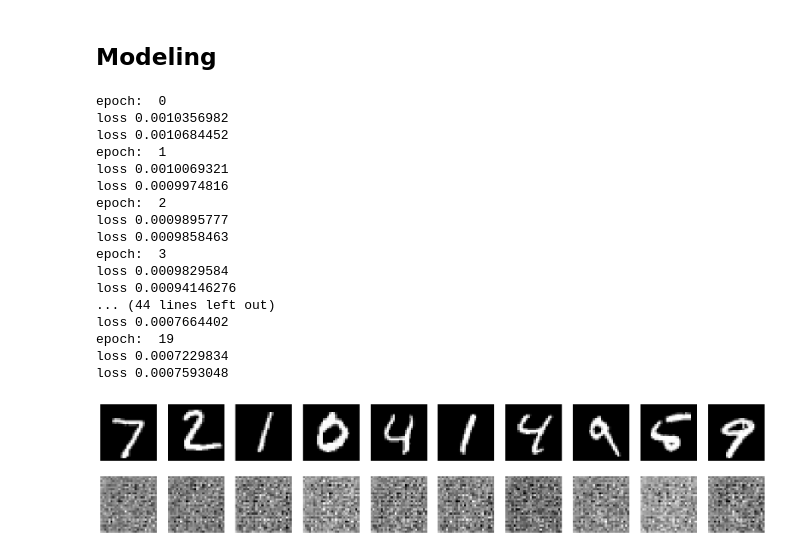
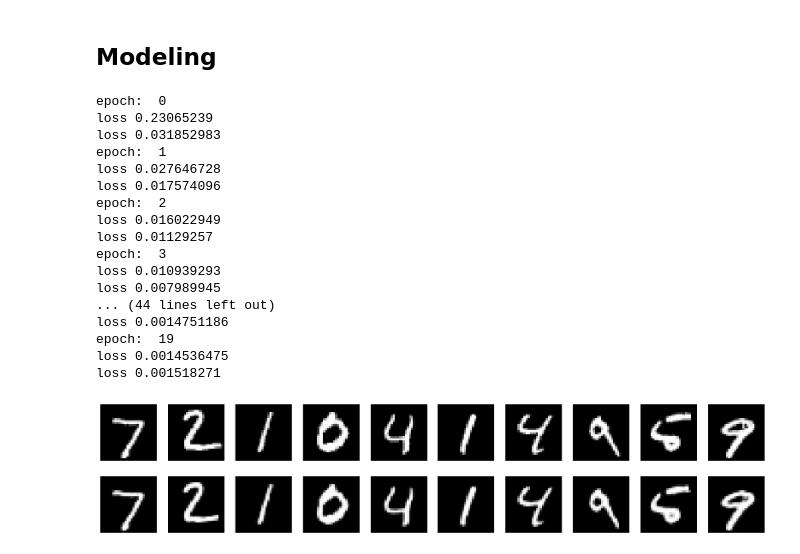
Before and after one commit to felarof99/vq-VAE-JAX-Flax, a Jupyter notebook: autoencoder2.ipynb, the cells around one changed output. Drawn from its saved outputs; the diff is of its cells as text; code cells hidden in the pictures.

Commit message:
fixed this code too, reconstruction works great. Added function to get state from specific device.

```diff
--- a/autoencoder2.ipynb
+++ b/autoencoder2.ipynb
@@ -154,6 +157,7 @@ def forward_pass(params, state, batch):
 def train_step(state, inputs, targets):
   batch = inputs, targets
   grad_fn = jax.value_and_grad(forward_pass, argnums=(0))  # differentiate wrt 0th pos argument.
+  params = state.params
   loss, grads = grad_fn(state.params, state, batch)
 
   loss = jax.lax.pmean(loss, axis_name="devices")
@@ -190,38 +194,40 @@ for epoch in range(num_epochs):
         print("loss", loss[0]) if step%100==0 else None
 # %% [output]
 epoch:  0
-loss 0.0010356982
-loss 0.0010684452
+loss 0.23065239
+loss 0.031852983
 epoch:  1
-loss 0.0010069321
-loss 0.0009974816
+loss 0.027646728
+loss 0.017574096
 epoch:  2
-loss 0.0009895777
-loss 0.0009858463
+loss 0.016022949
+loss 0.01129257
 epoch:  3
-loss 0.0009829584
-loss 0.00094146276
+loss 0.010939293
+loss 0.007989945
 ... (44 lines left out)
-loss 0.0007664402
+loss 0.0014751186
 epoch:  19
-loss 0.0007229834
-loss 0.0007593048
+loss 0.0014536475
+loss 0.001518271
+# %%
+state = jax.tree_map(lambda x: x[0], states)
 # %%
 import matplotlib.pyplot as plt
 
 def plot_reconstructions(model, params, batch, n=10):
     inputs, _ = batch
-    reconstructed = model_apply_batch(params, inputs, False)
+    reconstructed = state.apply_fn(params, inputs, False)
     fig, axes = plt.subplots(2, n, figsize=(n * 2, 4))
     for i in range(n):
         axes[0, i].imshow(inputs[i].reshape(28, 28), cmap='gray')
         axes[0, i].axis('off')
         axes[1, i].imshow(reconstructed[i].reshape(28, 28), cmap='gray')
         axes[1, i].axis('off')
     plt.show()
 
-# Visualize some reconstructions
+# Visualize some reconstructionsmodel_apply_batch
 train_dataset, test_dataset = create_dataset()
-plot_reconstructions(model, params, get_batch(test_dataset))
+plot_reconstructions(model, state.params, get_batch(test_dataset))
 # %% [output]
-[figure, old version]
+[figure, new version]
```
Also changed, not shown: parts of 1 cell of this notebook.
